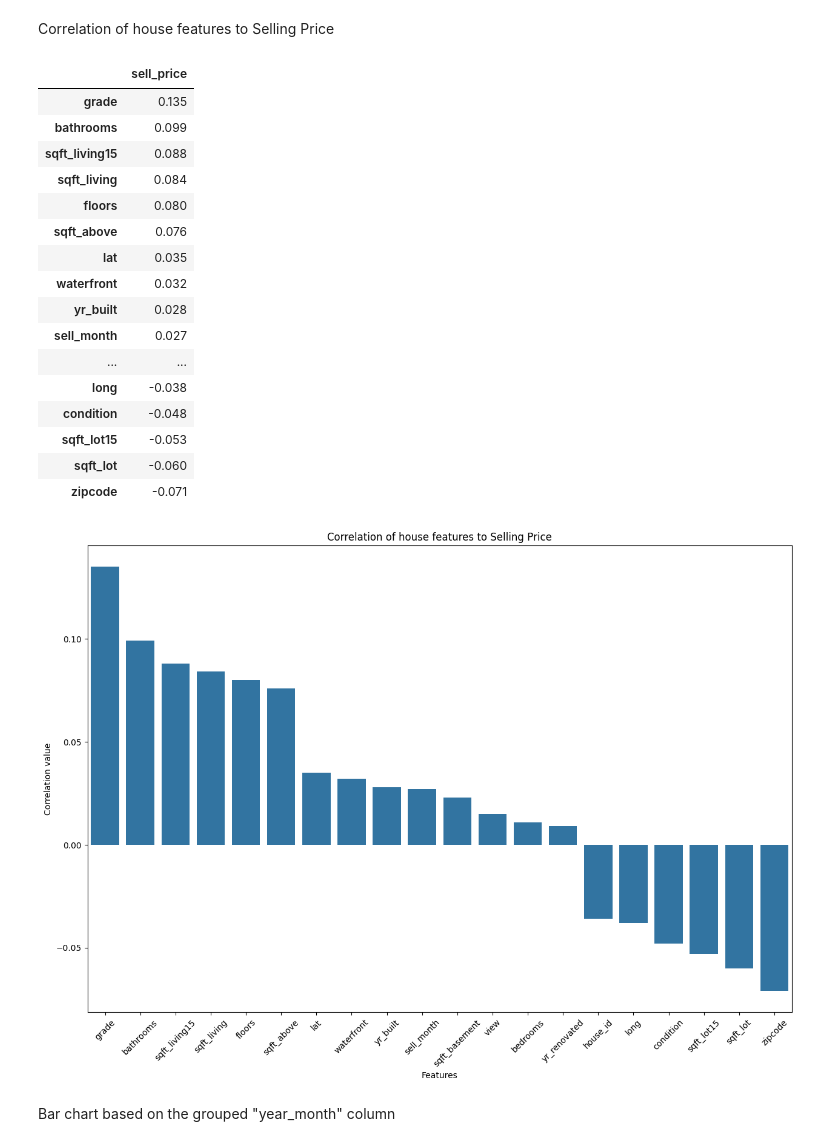
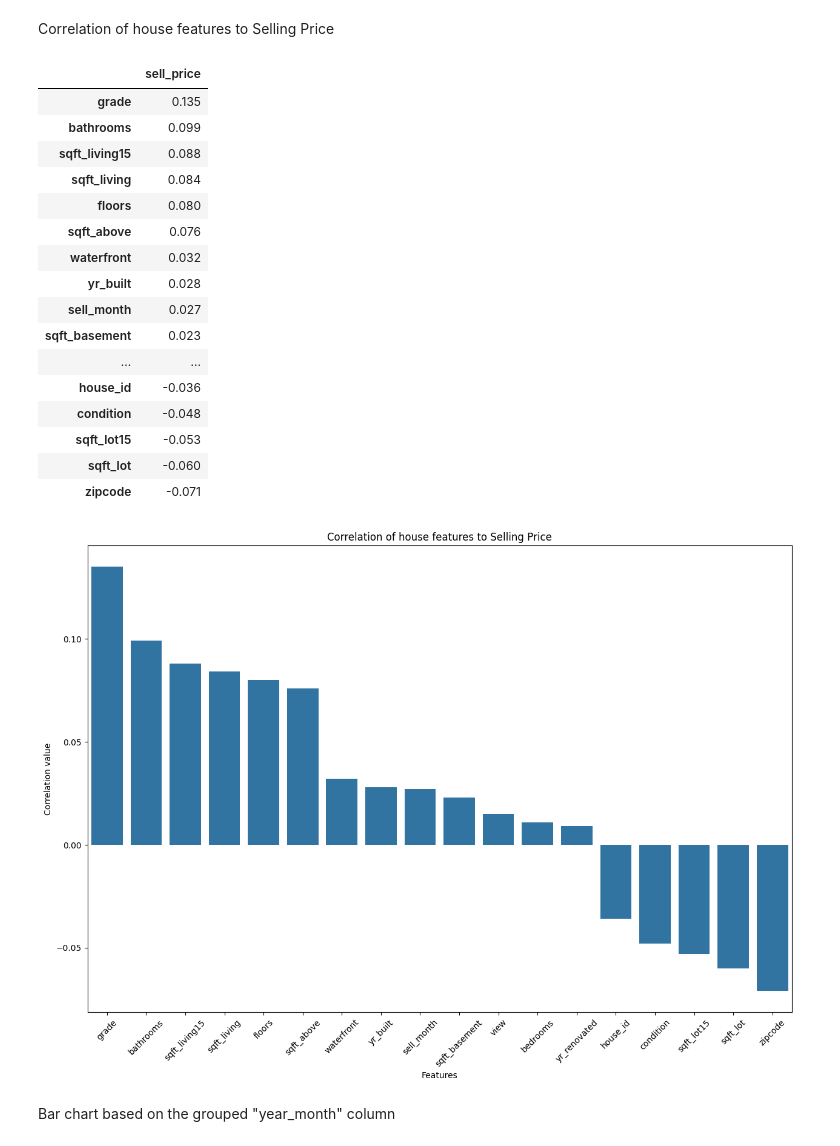
Before and after one commit to jale2025/ds-eda-project-template, a Jupyter notebook: result.ipynb, the cells around one changed output. Saved outputs shown, nothing was run; the diff lists cells and outputs as text; code cells hidden in the pictures.

```diff
--- a/result.ipynb
+++ b/result.ipynb
@@ -271,33 +271,33 @@ Correlation of house features to Selling Price
 # %%
 fig, ax = plt.subplots(figsize=(15, 10))
 single_corr_df = df_40_to_60.corr(numeric_only=True)[['sell_price']].sort_values(by='sell_price', ascending=False)
-single_corr_df = single_corr_df.drop("sell_price")
+single_corr_df = single_corr_df.drop(["sell_price", "lat", "long"])
 single_corr_df["sell_price"] = single_corr_df["sell_price"].round(3)
 ax.set_title("Correlation of house features to Selling Price")
 ax.set_xlabel("Features")
 ax.set_ylabel("Correlation value")
 sns.barplot(x=single_corr_df.index, y=single_corr_df["sell_price"])
 plt.xticks(rotation=45)
 single_corr_df
 # %% [output]
 |  | sell_price |
 | grade | 0.135 |
 | bathrooms | 0.099 |
 | sqft_living15 | 0.088 |
 | sqft_living | 0.084 |
 | floors | 0.080 |
 | sqft_above | 0.076 |
-| lat | 0.035 |
 | waterfront | 0.032 |
 | yr_built | 0.028 |
 | sell_month | 0.027 |
+| sqft_basement | 0.023 |
 | ... | ... |
-| long | -0.038 |
+| house_id | -0.036 |
 | condition | -0.048 |
 | sqft_lot15 | -0.053 |
 | sqft_lot | -0.060 |
 | zipcode | -0.071 |
-[figure, old version]
+[figure, new version]
 # %% [markdown]
 Bar chart based on the grouped "year_month" column
 # %%
```
Also changed, not shown: parts of 3 cells of this notebook.
